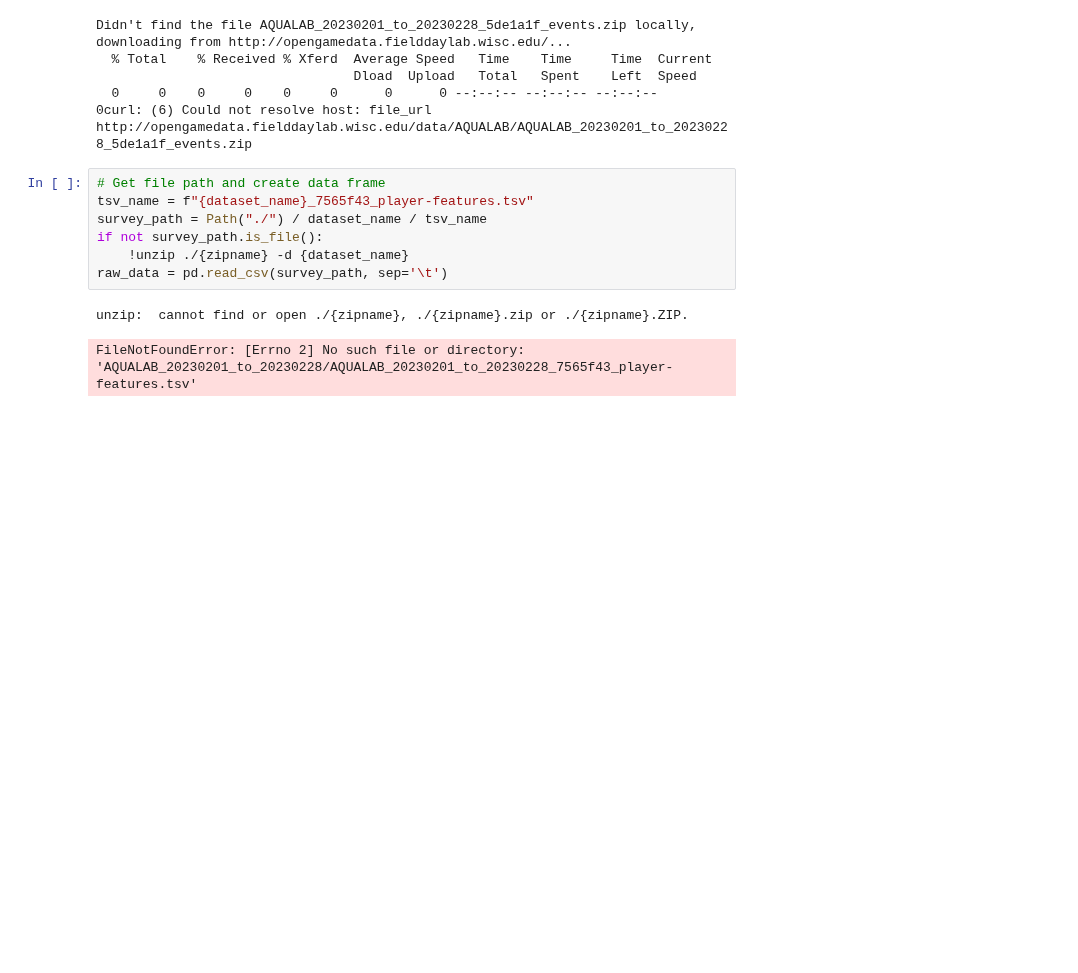
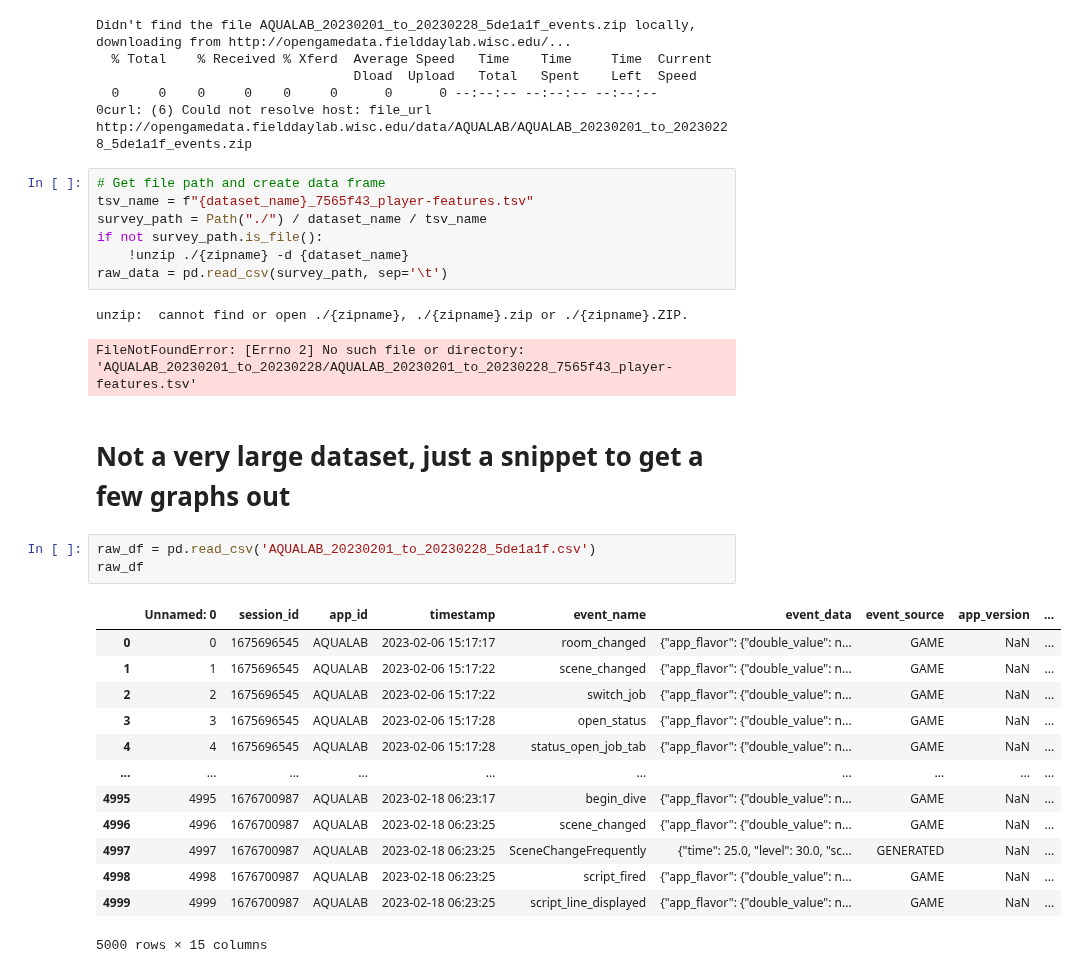
Before and after one commit to opengamedata/opengamedata-samples, a Jupyter notebook: AQUALAB/templates/Aqualab_template_events.ipynb, the cells around one changed output. Drawn from its saved outputs; the diff is of its cells as text; blank space fills up the shorter version.

Commit message:
small dataset exploration

```diff
--- a/AQUALAB/templates/Aqualab_template_events.ipynb
+++ b/AQUALAB/templates/Aqualab_template_events.ipynb
@@ -40,3 +41,22 @@ raw_data = pd.read_csv(survey_path, sep='\t')
 # %% [output]
 unzip:  cannot find or open ./{zipname}, ./{zipname}.zip or ./{zipname}.ZIP.
 FileNotFoundError: [Errno 2] No such file or directory: 'AQUALAB_20230201_to_20230228/AQUALAB_20230201_to_20230228_7565f43_player-features.tsv'
+# %% [markdown]
+# Not a very large dataset, just a snippet to get a few graphs out
+# %%
+raw_df = pd.read_csv('AQUALAB_20230201_to_20230228_5de1a1f.csv')
+raw_df
+# %% [output]
+|  | Unnamed: 0 | session_id | app_id | timestamp | event_name | event_data | event_source | app_version | ... |
+| 0 | 0 | 1675696545 | AQUALAB | 2023-02-06 15:17:17 | room_changed | {"app_flavor": {"double_value": n... | GAME | NaN | ... |
+| 1 | 1 | 1675696545 | AQUALAB | 2023-02-06 15:17:22 | scene_changed | {"app_flavor": {"double_value": n... | GAME | NaN | ... |
+| 2 | 2 | 1675696545 | AQUALAB | 2023-02-06 15:17:22 | switch_job | {"app_flavor": {"double_value": n... | GAME | NaN | ... |
+| 3 | 3 | 1675696545 | AQUALAB | 2023-02-06 15:17:28 | open_status | {"app_flavor": {"double_value": n... | GAME | NaN | ... |
+| 4 | 4 | 1675696545 | AQUALAB | 2023-02-06 15:17:28 | status_open_job_tab | {"app_flavor": {"double_value": n... | GAME | NaN | ... |
+| ... | ... | ... | ... | ... | ... | ... | ... | ... | ... |
+| 4995 | 4995 | 1676700987 | AQUALAB | 2023-02-18 06:23:17 | begin_dive | {"app_flavor": {"double_value": n... | GAME | NaN | ... |
+| 4996 | 4996 | 1676700987 | AQUALAB | 2023-02-18 06:23:25 | scene_changed | {"app_flavor": {"double_value": n... | GAME | NaN | ... |
+| 4997 | 4997 | 1676700987 | AQUALAB | 2023-02-18 06:23:25 | SceneChangeFrequently | {"time": 25.0, "level": 30.0, "sc... | GENERATED | NaN | ... |
+| 4998 | 4998 | 1676700987 | AQUALAB | 2023-02-18 06:23:25 | script_fired | {"app_flavor": {"double_value": n... | GAME | NaN | ... |
+| 4999 | 4999 | 1676700987 | AQUALAB | 2023-02-18 06:23:25 | script_line_displayed | {"app_flavor": {"double_value": n... | GAME | NaN | ... |
+5000 rows × 15 columns
```
Also changed, not shown: parts of 4 cells of this notebook.
